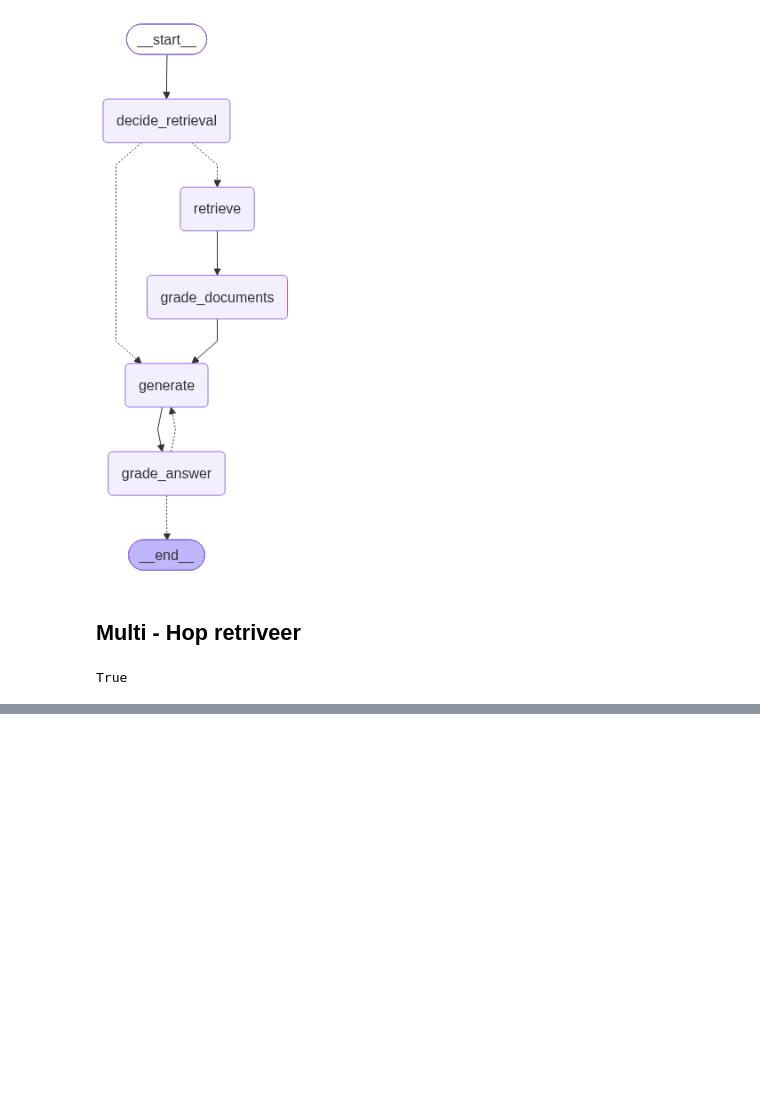
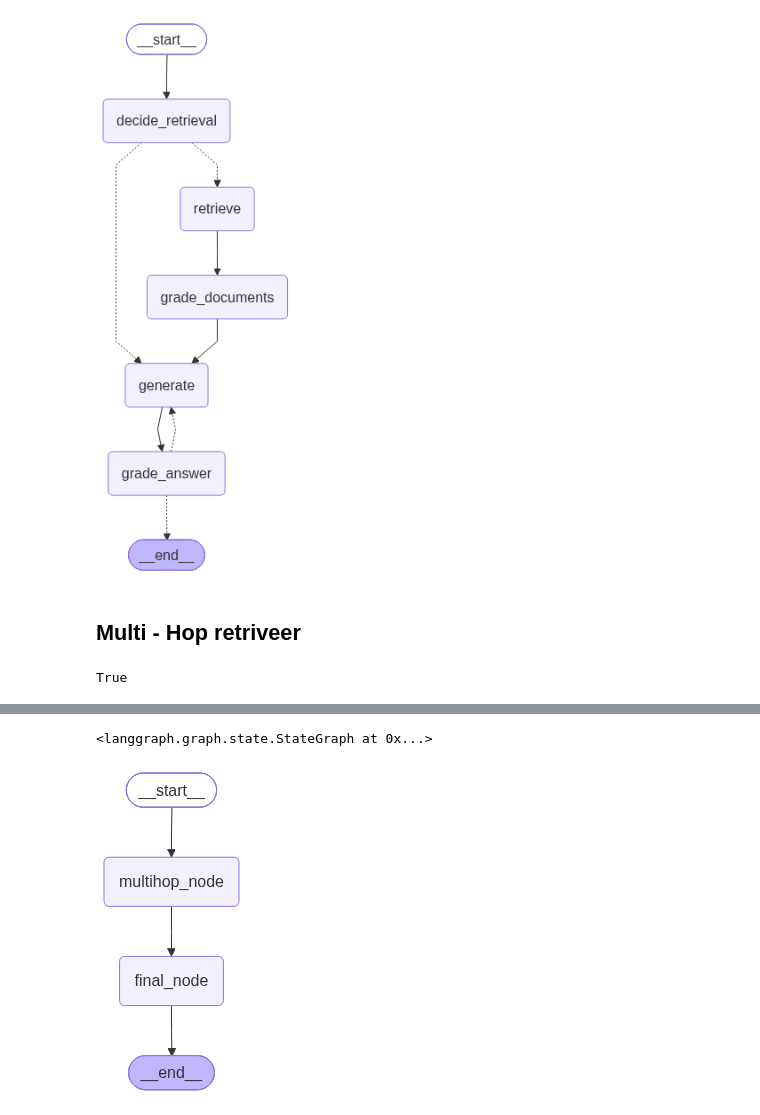
Before and after one commit to debashish-5/Google-5-Days-AgenticAI-VibeCoding, a Jupyter notebook: Learn RAG step by step.ipynb, the cells around one changed output, grey strips where cells are left out. Saved outputs shown, nothing was run; the diff lists cells and outputs as text; code cells hidden in the pictures; blank space fills up the shorter version.

```diff
--- a/Learn RAG step by step.ipynb
+++ b/Learn RAG step by step.ipynb
@@ -4060,4 +4059,12 @@ graph = StateGraph(MultiHopState)
 graph.add_node("multihop_node",multi_hop)
 graph.add_node("final_node",final_answer)
 
-graph.add_edge(START,"mul")
+graph.add_edge(START,"multihop_node")
+graph.add_edge("multihop_node","final_node")
+graph.add_edge("final_node",END)
+# %% [output]
+<langgraph.graph.state.StateGraph at 0x...>
+# %%
+graph.compile()
+# %% [output]
+[figure, added]
```
Also changed, not shown: parts of 1 cell of this notebook.
